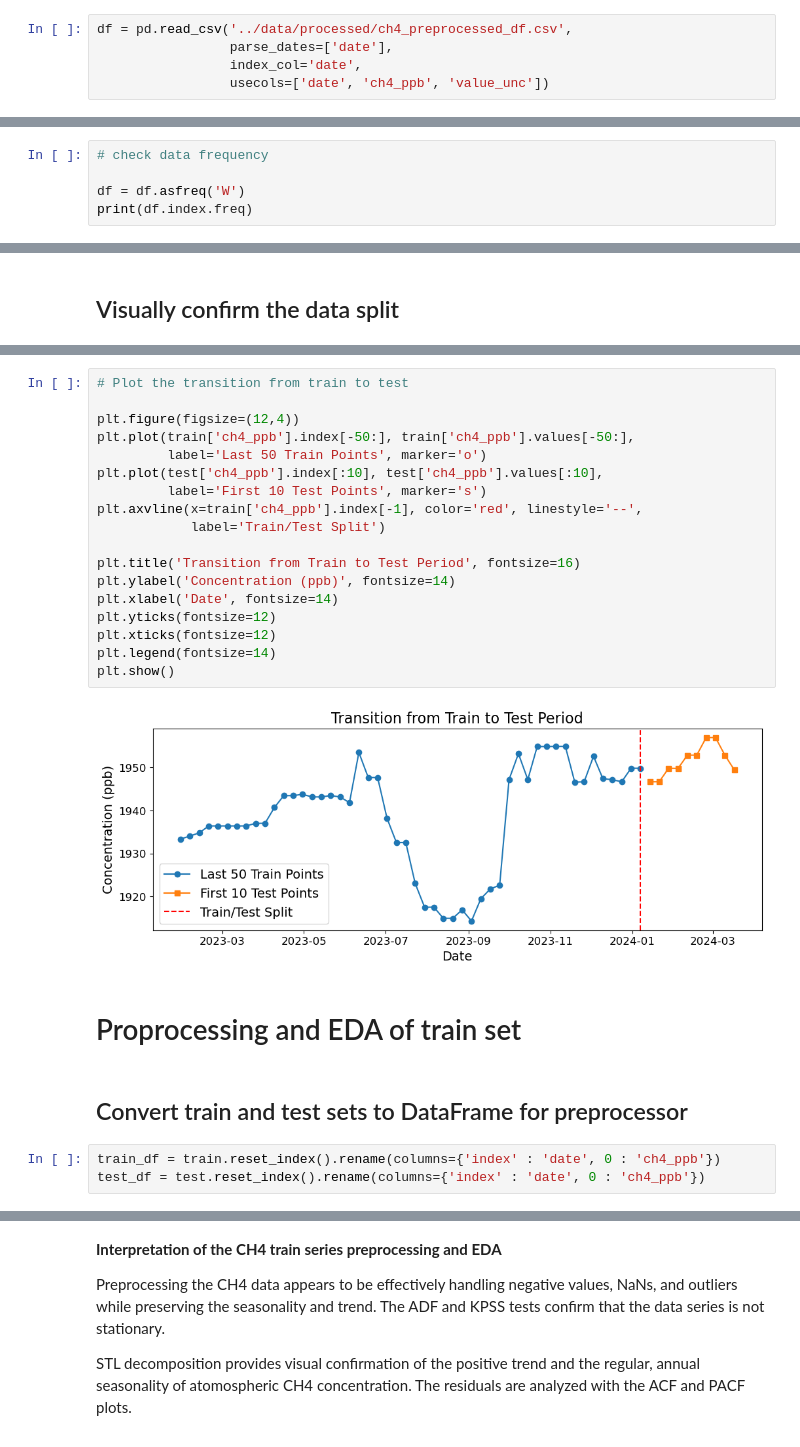
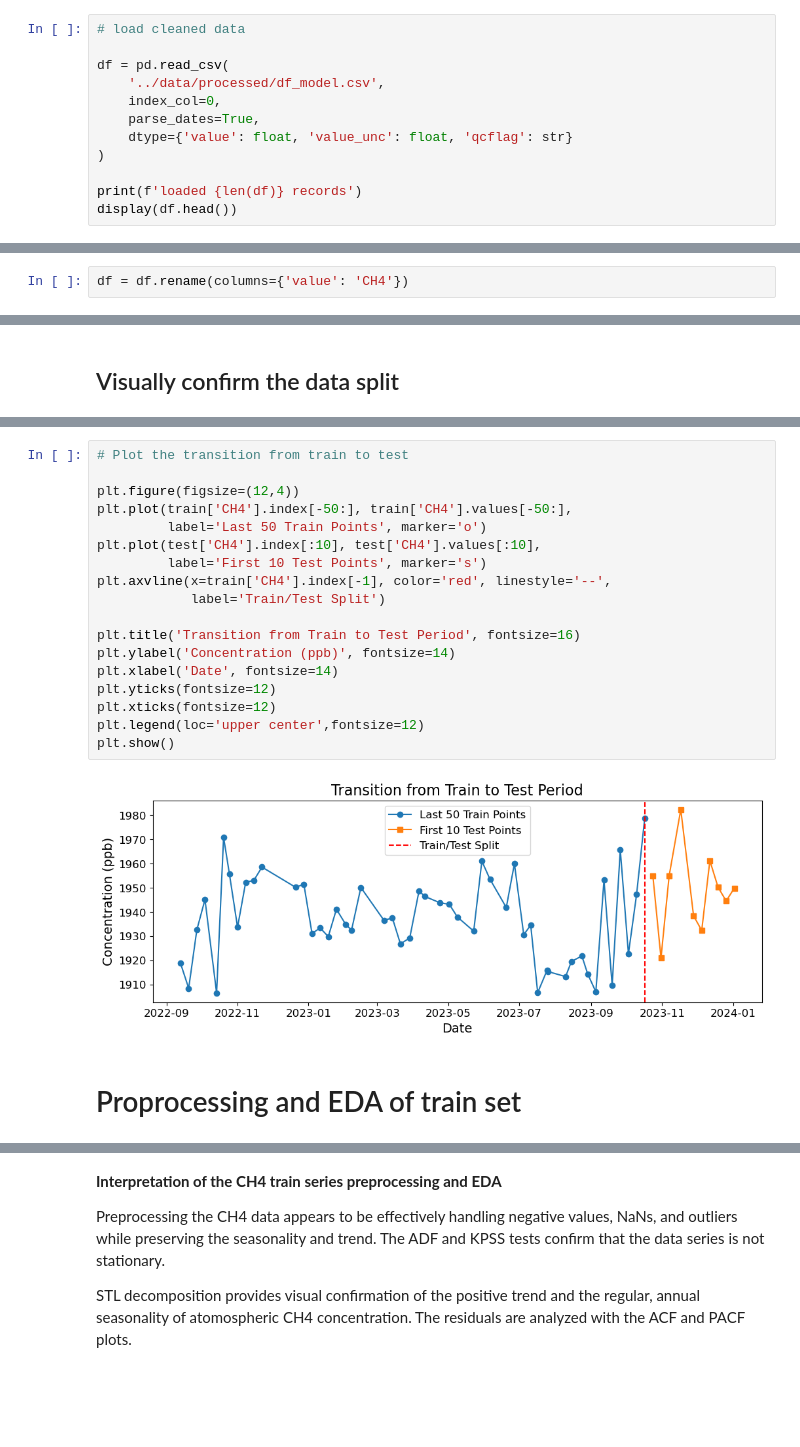
Before and after one commit to apl888/greenhouse-gas-forecasting, a Jupyter notebook: notebooks/4_ch4_modeling.ipynb, the cells around one changed output, grey strips where cells are left out. Drawn from its saved outputs; the diff is of its cells as text; blank space fills up the shorter version.

```diff
--- a/notebooks/4_ch4_modeling.ipynb
+++ b/notebooks/4_ch4_modeling.ipynb
@@ -53,7 +53,14 @@ summarize_model_assumptions imported successfully!
 # %% [markdown]
 # Load the data
 # %%
-df = pd.read_csv('../data/processed/ch4_preprocessed_df.csv',
-                 parse_dates=['date'],
-                 index_col='date',
-                 usecols=['date', 'ch4_ppb', 'value_unc'])
+# load cleaned data
+
+df = pd.read_csv(
+    '../data/processed/df_model.csv',
+    index_col=0,
+    parse_dates=True,
+    dtype={'value': float, 'value_unc': float, 'qcflag': str}
+)
+
+print(f'loaded {len(df)} records')
+display(df.head())
@@ -80,5 +83,0 @@ df.tail()
-# %%
-# check data frequency
-
-df = df.asfreq('W')
-print(df.index.freq)
@@ -86,0 +86,2 @@ print(df.index.freq)
+# %%
+df = df.rename(columns={'value': 'CH4'})
@@ -141,27 +150,22 @@ plt.show()
 # %%
 # Plot the transition from train to test
 
 plt.figure(figsize=(12,4))
-plt.plot(train['ch4_ppb'].index[-50:], train['ch4_ppb'].values[-50:],
+plt.plot(train['CH4'].index[-50:], train['CH4'].values[-50:],
          label='Last 50 Train Points', marker='o')
-plt.plot(test['ch4_ppb'].index[:10], test['ch4_ppb'].values[:10],
+plt.plot(test['CH4'].index[:10], test['CH4'].values[:10],
          label='First 10 Test Points', marker='s')
-plt.axvline(x=train['ch4_ppb'].index[-1], color='red', linestyle='--',
+plt.axvline(x=train['CH4'].index[-1], color='red', linestyle='--',
             label='Train/Test Split')
 
 plt.title('Transition from Train to Test Period', fontsize=16)
 plt.ylabel('Concentration (ppb)', fontsize=14)
 plt.xlabel('Date', fontsize=14)
 plt.yticks(fontsize=12)
 plt.xticks(fontsize=12)
-plt.legend(fontsize=14)
+plt.legend(loc='upper center',fontsize=12)
 plt.show()
 # %% [output]
-[figure, old version]
+[figure, new version]
 # %% [markdown]
 # Proprocessing and EDA of train set
-# %% [markdown]
-## Convert train and test sets to DataFrame for preprocessor
-# %%
-train_df = train.reset_index().rename(columns={'index' : 'date', 0 : 'ch4_ppb'})
-test_df = test.reset_index().rename(columns={'index' : 'date', 0 : 'ch4_ppb'})
```
Also changed, not shown: parts of 20 cells of this notebook.
